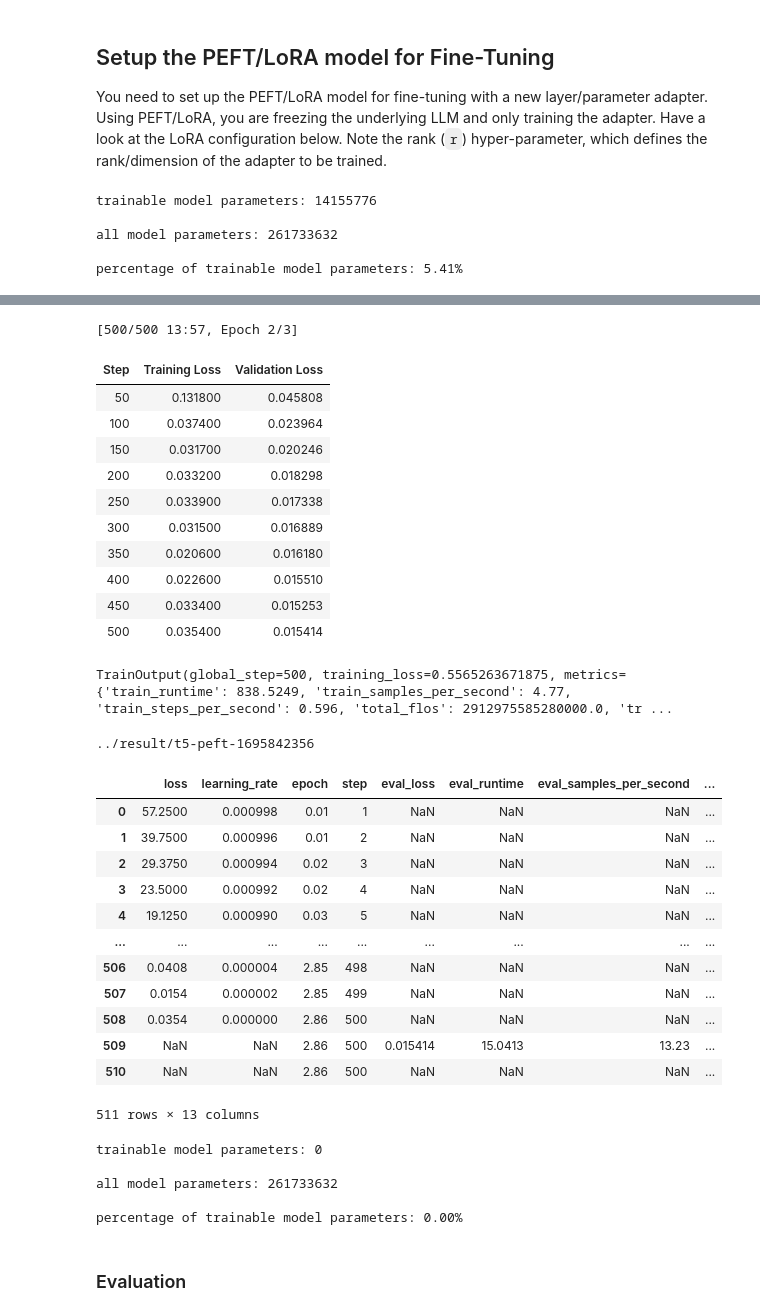
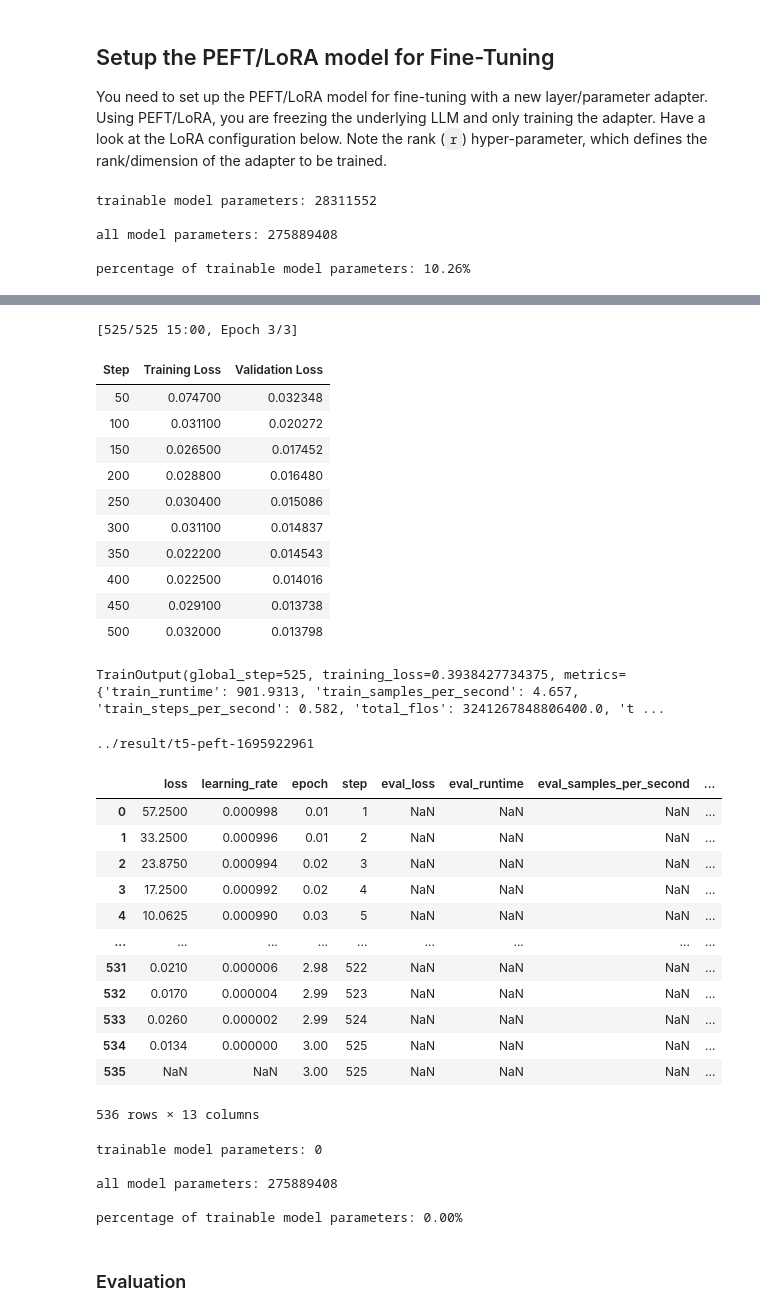
Before and after one commit to srsani/hvdu, a Jupyter notebook: src/notebooks/9_0_seq2seq_t5.ipynb, the cells around one changed output, grey strips where cells are left out. Saved outputs shown, nothing was run; the diff lists cells and outputs as text; code cells hidden in the pictures.

Commit message:
new best model 1695922961

```diff
--- a/src/notebooks/9_0_seq2seq_t5.ipynb
+++ b/src/notebooks/9_0_seq2seq_t5.ipynb
@@ -336,10 +340,10 @@ file_path.filename
 You need to set up the PEFT/LoRA model for fine-tuning with a new layer/parameter adapter. Using PEFT/LoRA, you are freezing the underlying LLM and only training the adapter. Have a look at the LoRA configuration below. Note the rank (`r`) hyper-parameter, which defines the rank/dimension of the adapter to be trained.
 # %%
 lora_config = LoraConfig(
-    r=128, # Rank
-    lora_alpha=128,
+    r=256, # Rank
+    lora_alpha=256,
     target_modules=["q", "v"],
-    lora_dropout=0.05,
+    lora_dropout=0.025,
     bias="none",
     task_type=TaskType.SEQ_2_SEQ_LM # FLAN-T5
 )
@@ -358,11 +362,11 @@ peft_model = get_peft_model(original_model,
                             lora_config)
 print(print_number_of_trainable_model_parameters(peft_model))
 # %% [output]
-trainable model parameters: 14155776
+trainable model parameters: 28311552
 
-all model parameters: 261733632
+all model parameters: 275889408
 
-percentage of trainable model parameters: 5.41%
+percentage of trainable model parameters: 10.26%
 # %%
 tokenized_datasets
 # %% [output]
@@ -395,47 +399,47 @@ output_dir = f'../result/t5-lora-{str(int(time.time()))}'
 
 # peft_trainer = Trainer(
 #     model=peft_model,
 #     args=peft_training_args,
 #     train_dataset=tokenized_datasets["train"],
 # )
 
 peft_training_args = TrainingArguments(
     output_dir=output_dir,
     auto_find_batch_size=True,
     learning_rate=1e-3,
 #     weight_decay=0.01,
-#     num_train_epochs=1,
+    num_train_epochs=3,
     logging_steps=1,
-    max_steps=500,
+#     max_steps=500,
     load_best_model_at_end=True,
     eval_steps = 50,
     save_total_limit = 5,
     evaluation_strategy = IntervalStrategy.STEPS,
 )
 
 peft_trainer = Trainer(
     model=peft_model,
     args=peft_training_args,
     train_dataset=tokenized_datasets["train"],
     eval_dataset = tokenized_datasets["validation"],
     callbacks = [EarlyStoppingCallback(early_stopping_patience=5)]
 )
 
 peft_trainer.train()
 # %% [output]
-[500/500 13:57, Epoch 2/3]
+[525/525 15:00, Epoch 3/3]
 | Step | Training Loss | Validation Loss |
-| 50 | 0.131800 | 0.045808 |
-| 100 | 0.037400 | 0.023964 |
-| 150 | 0.031700 | 0.020246 |
-| 200 | 0.033200 | 0.018298 |
-| 250 | 0.033900 | 0.017338 |
-| 300 | 0.031500 | 0.016889 |
-| 350 | 0.020600 | 0.016180 |
-| 400 | 0.022600 | 0.015510 |
-| 450 | 0.033400 | 0.015253 |
-| 500 | 0.035400 | 0.015414 |
+| 50 | 0.074700 | 0.032348 |
+| 100 | 0.031100 | 0.020272 |
+| 150 | 0.026500 | 0.017452 |
+| 200 | 0.028800 | 0.016480 |
+| 250 | 0.030400 | 0.015086 |
+| 300 | 0.031100 | 0.014837 |
+| 350 | 0.022200 | 0.014543 |
+| 400 | 0.022500 | 0.014016 |
+| 450 | 0.029100 | 0.013738 |
+| 500 | 0.032000 | 0.013798 |
-TrainOutput(global_step=500, training_loss=0.5565263671875, metrics={'train_runtime': 838.5249, 'train_samples_per_second': 4.77, 'train_steps_per_second': 0.596, 'total_flos': 2912975585280000.0, 'tr ...
+TrainOutput(global_step=525, training_loss=0.3938427734375, metrics={'train_runtime': 901.9313, 'train_samples_per_second': 4.657, 'train_steps_per_second': 0.582, 'total_flos': 3241267848806400.0, 't ...
 # %%
 peft_model_path=f'../result/t5-peft-{str(int(time.time()))}'
 print(peft_model_path)
@@ -445,23 +449,23 @@ tokenizer.save_pretrained(peft_model_path)
 
 pd.DataFrame(peft_trainer.state.log_history).to_csv(f'{peft_model_path}/log_history.csv', index = False)
 # %% [output]
-../result/t5-peft-1695842356
+../result/t5-peft-1695922961
 # %%
 pd.DataFrame(peft_trainer.state.log_history)
 # %% [output]
 |  | loss | learning_rate | epoch | step | eval_loss | eval_runtime | eval_samples_per_second | ... |
 | 0 | 57.2500 | 0.000998 | 0.01 | 1 | NaN | NaN | NaN | ... |
-| 1 | 39.7500 | 0.000996 | 0.01 | 2 | NaN | NaN | NaN | ... |
-| 2 | 29.3750 | 0.000994 | 0.02 | 3 | NaN | NaN | NaN | ... |
-| 3 | 23.5000 | 0.000992 | 0.02 | 4 | NaN | NaN | NaN | ... |
-| 4 | 19.1250 | 0.000990 | 0.03 | 5 | NaN | NaN | NaN | ... |
+| 1 | 33.2500 | 0.000996 | 0.01 | 2 | NaN | NaN | NaN | ... |
+| 2 | 23.8750 | 0.000994 | 0.02 | 3 | NaN | NaN | NaN | ... |
+| 3 | 17.2500 | 0.000992 | 0.02 | 4 | NaN | NaN | NaN | ... |
+| 4 | 10.0625 | 0.000990 | 0.03 | 5 | NaN | NaN | NaN | ... |
 | ... | ... | ... | ... | ... | ... | ... | ... | ... |
-| 506 | 0.0408 | 0.000004 | 2.85 | 498 | NaN | NaN | NaN | ... |
-| 507 | 0.0154 | 0.000002 | 2.85 | 499 | NaN | NaN | NaN | ... |
-| 508 | 0.0354 | 0.000000 | 2.86 | 500 | NaN | NaN | NaN | ... |
-| 509 | NaN | NaN | 2.86 | 500 | 0.015414 | 15.0413 | 13.23 | ... |
-| 510 | NaN | NaN | 2.86 | 500 | NaN | NaN | NaN | ... |
+| 531 | 0.0210 | 0.000006 | 2.98 | 522 | NaN | NaN | NaN | ... |
+| 532 | 0.0170 | 0.000004 | 2.99 | 523 | NaN | NaN | NaN | ... |
+| 533 | 0.0260 | 0.000002 | 2.99 | 524 | NaN | NaN | NaN | ... |
+| 534 | 0.0134 | 0.000000 | 3.00 | 525 | NaN | NaN | NaN | ... |
+| 535 | NaN | NaN | 3.00 | 525 | NaN | NaN | NaN | ... |
-511 rows × 13 columns
+536 rows × 13 columns
 # %%
 # best model so far 1695734927
 peft_model_base = AutoModelForSeq2SeqLM.from_pretrained("google/flan-t5-base",
@@ -478,7 +482,7 @@ print(print_number_of_trainable_model_parameters(peft_model))
 # %% [output]
 trainable model parameters: 0
 
-all model parameters: 261733632
+all model parameters: 275889408
 
 percentage of trainable model parameters: 0.00%
 # %%
```
Also changed, not shown: parts of 11 cells of this notebook.
